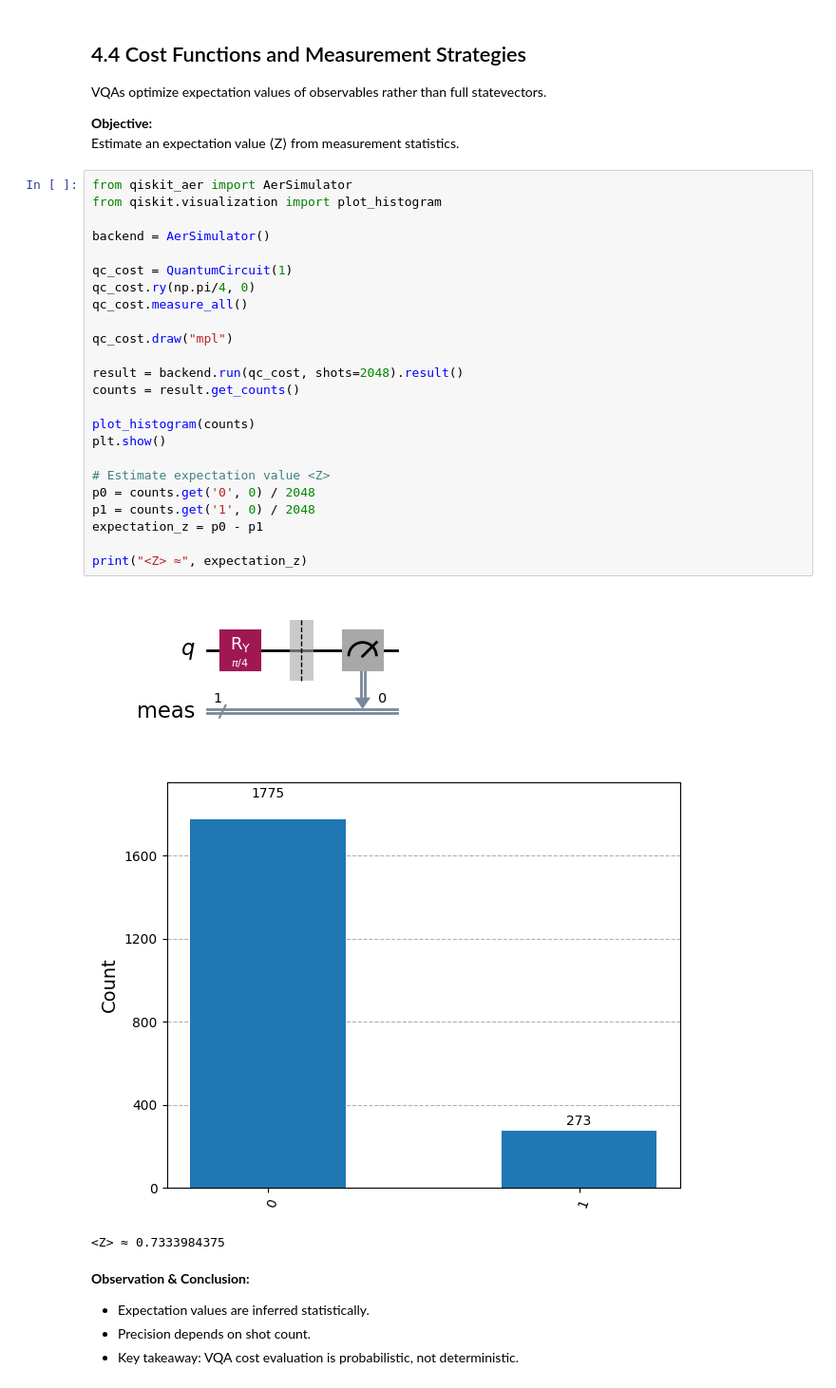
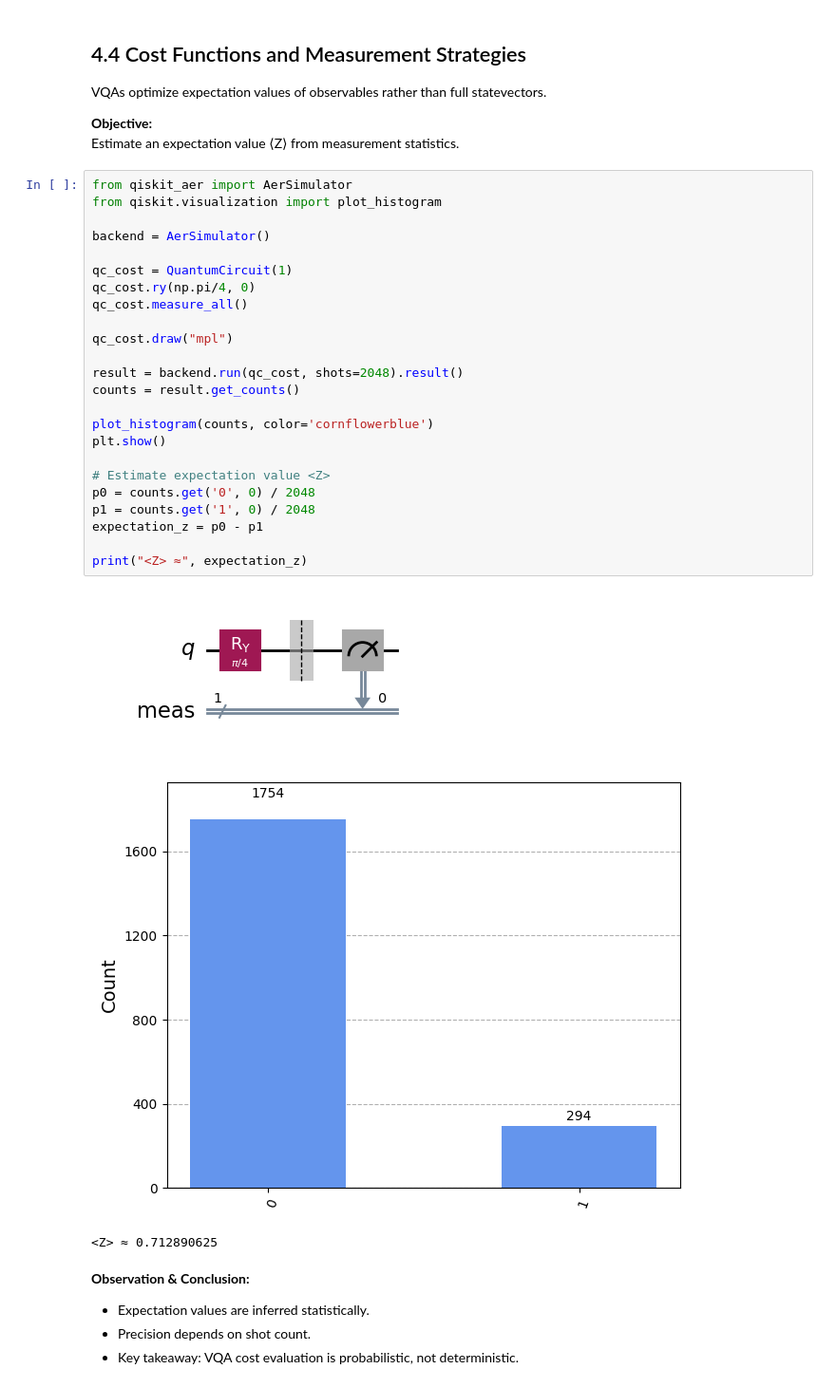
Before and after one commit to rhmes/qft-vqa-nisq, a Jupyter notebook: qft-vqa-nisq.ipynb, the cells around one changed output. Shown at 95% size. Saved outputs shown, nothing was run; the diff lists cells and outputs as text.

```diff
--- a/qft-vqa-nisq.ipynb
+++ b/qft-vqa-nisq.ipynb
@@ -446,31 +448,31 @@ Estimate an expectation value ⟨Z⟩ from measurement statistics.
 # %%
 from qiskit_aer import AerSimulator
 from qiskit.visualization import plot_histogram
 
 backend = AerSimulator()
 
 qc_cost = QuantumCircuit(1)
 qc_cost.ry(np.pi/4, 0)
 qc_cost.measure_all()
 
 qc_cost.draw("mpl")
 
 result = backend.run(qc_cost, shots=2048).result()
 counts = result.get_counts()
 
-plot_histogram(counts)
+plot_histogram(counts, color='cornflowerblue')
 plt.show()
 
 # Estimate expectation value <Z>
 p0 = counts.get('0', 0) / 2048
 p1 = counts.get('1', 0) / 2048
 expectation_z = p0 - p1
 
 print("<Z> ≈", expectation_z)
 # %% [output]
 [figure]
-[figure, old version]
+[figure, new version]
-<Z> ≈ 0.7333984375
+<Z> ≈ 0.712890625
 # %% [markdown]
 **Observation & Conclusion:**
 
```
Also changed, not shown: parts of 11 cells of this notebook.
